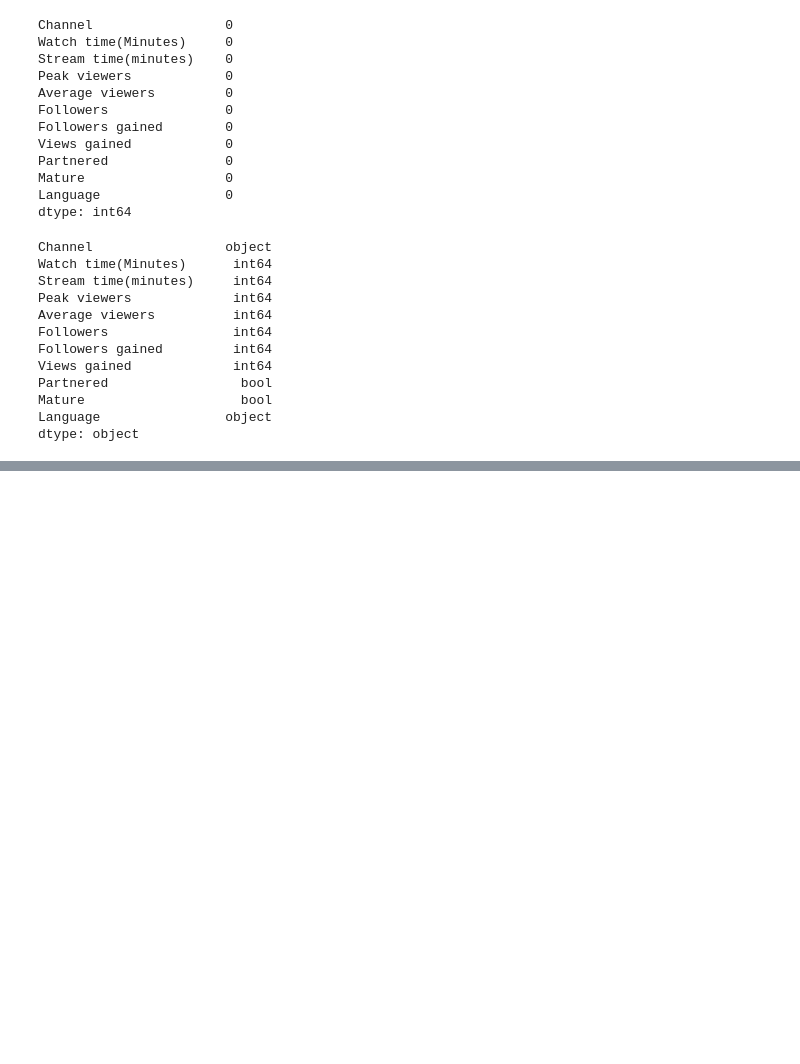
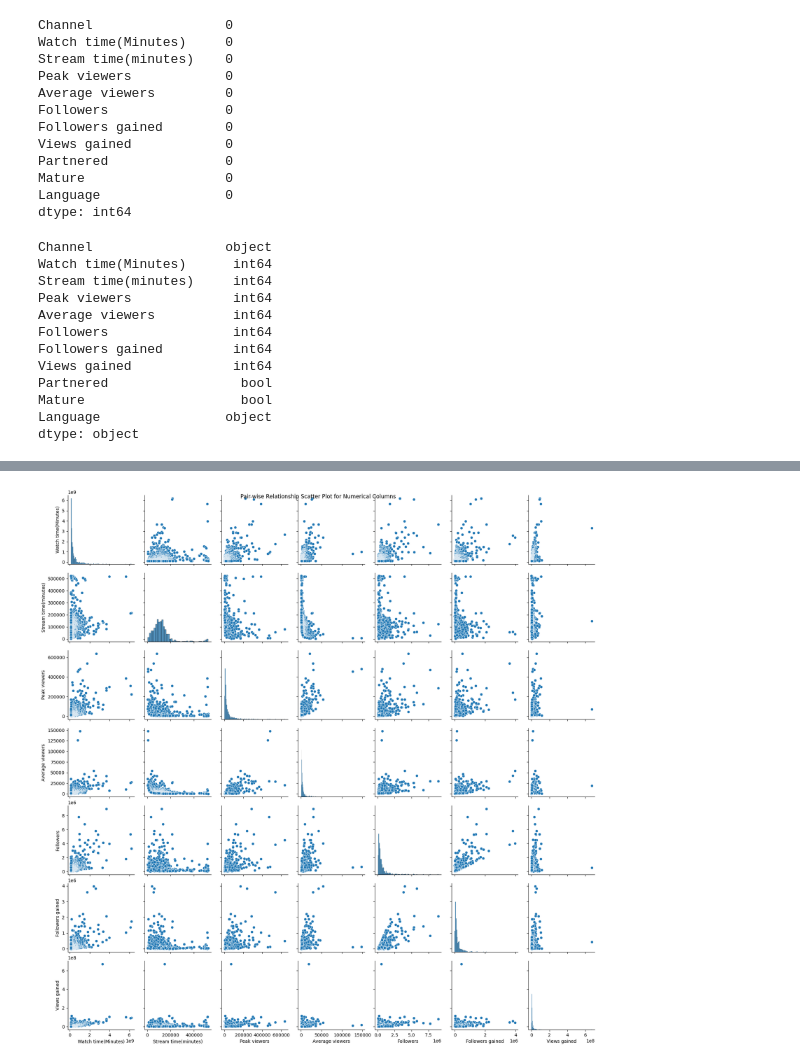
Before and after one commit to datasheng/CSC460-HW-Repo-Darren-Ling, a Jupyter notebook: HW4/Exploratory_Data_Analysis_Darren_Ling.ipynb, the cells around one changed output, grey strips where cells are left out. Drawn from its saved outputs; the diff is of its cells as text; code cells hidden in the pictures; blank space fills up the shorter version.

```diff
--- a/HW4/Exploratory_Data_Analysis_Darren_Ling.ipynb
+++ b/HW4/Exploratory_Data_Analysis_Darren_Ling.ipynb
@@ -152,0 +164,7 @@ plt.show()
+# %%
+# Pair-wise relationship
+sns.pairplot(df[numeric_columns])
+plt.suptitle("Pair-wise Relationship Scatter Plot for Numerical Columns")
+plt.show()
+# %% [output]
+[figure, added]
```
Also changed, not shown: parts of 3 cells of this notebook.
